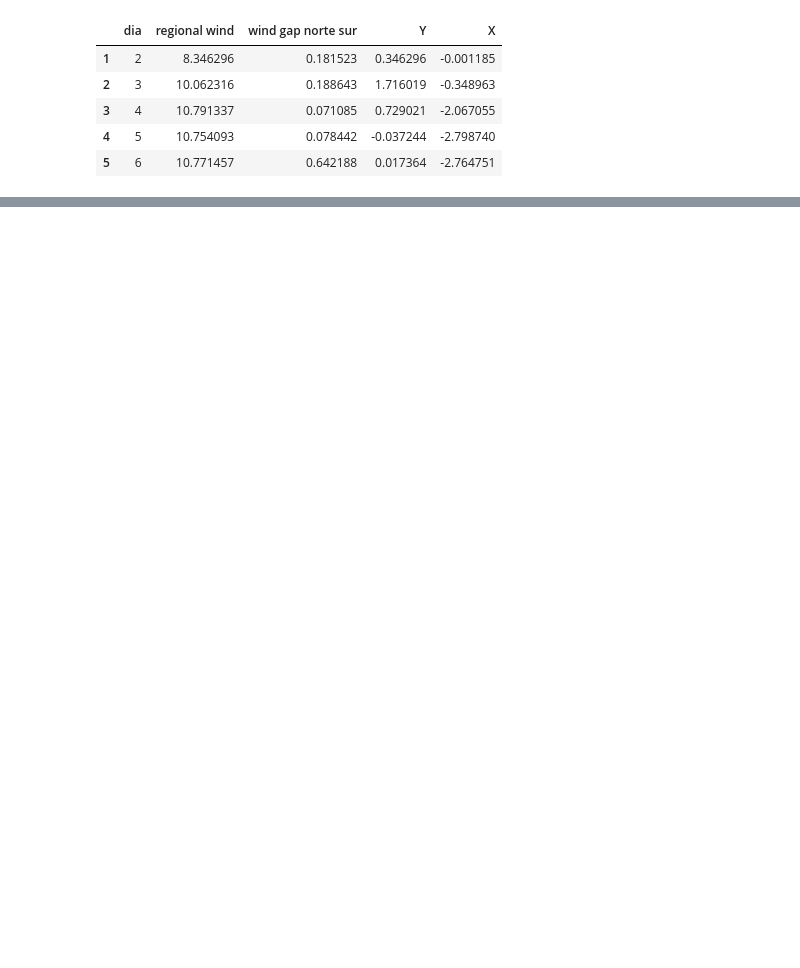
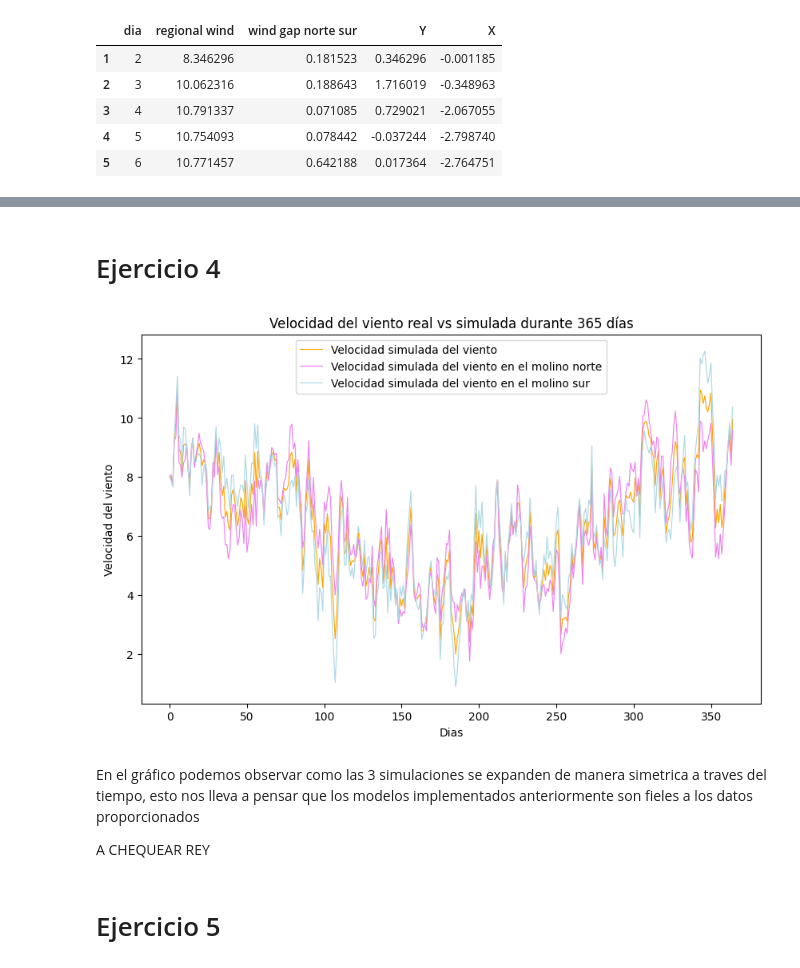
Before and after one commit to MarianoSanson/tp-viento, a Jupyter notebook: viento.ipynb, the cells around one changed output, grey strips where cells are left out. Saved outputs shown, nothing was run; the diff lists cells and outputs as text; code cells hidden in the pictures; blank space fills up the shorter version.

```diff
--- a/viento.ipynb
+++ b/viento.ipynb
@@ -264,0 +368,28 @@ plt.show()
+# %% [markdown]
+# Ejercicio 4
+# %%
+# Graficar la velocidad del viento
+plt.figure(figsize=(10, 6))
+plt.plot(simular_viento, color='orange', label='Velocidad simulada del viento', linewidth = 0.85)
+plt.plot(simulacion_norte, color='violet', label='Velocidad simulada del viento en el molino norte', linewidth = 0.85)
+plt.plot(simulacion_sur, color='lightblue', label='Velocidad simulada del viento en el molino sur', linewidth = 0.85)
+
+# Añadir etiquetas y título
+plt.xlabel('Dias')
+plt.ylabel('Velocidad del viento')
+plt.title('Velocidad del viento real vs simulada durante 365 días')
+
+# Añadir leyenda
+plt.legend()
+
+# Mostrar el gráfico
+plt.show()
+# %% [output]
+[figure, added]
+# %% [markdown]
+En el gráfico podemos observar como las 3 simulaciones se expanden de manera simetrica a traves del tiempo, esto nos lleva a pensar que los modelos implementados anteriormente son fieles a los datos proporcionados
+
+
+A CHEQUEAR REY
+# %% [markdown]
+# Ejercicio 5
```
Also changed, not shown: parts of 39 cells of this notebook.
